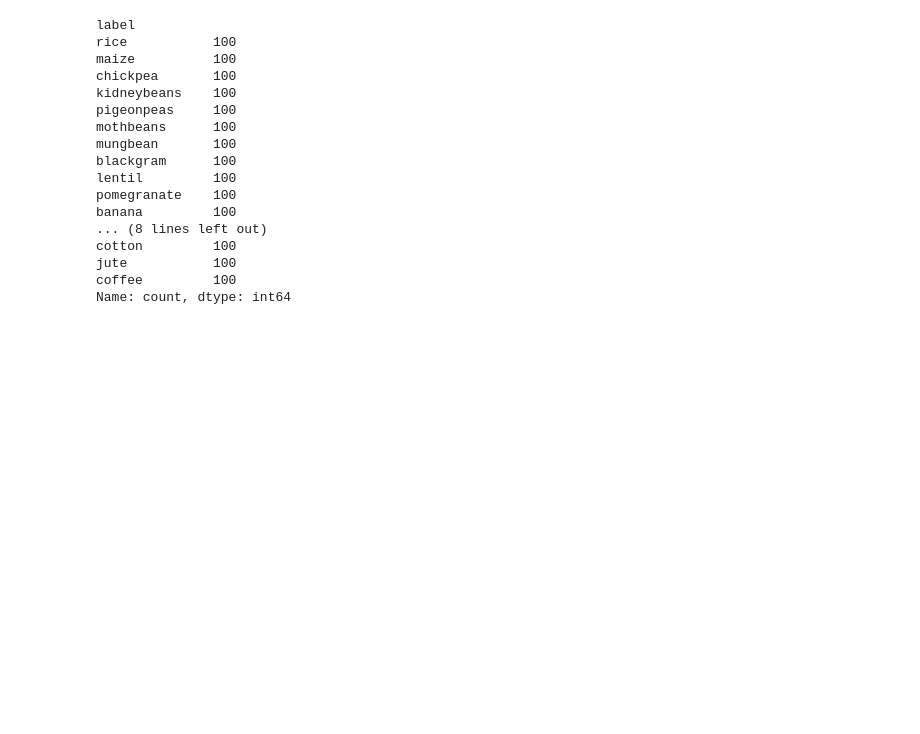
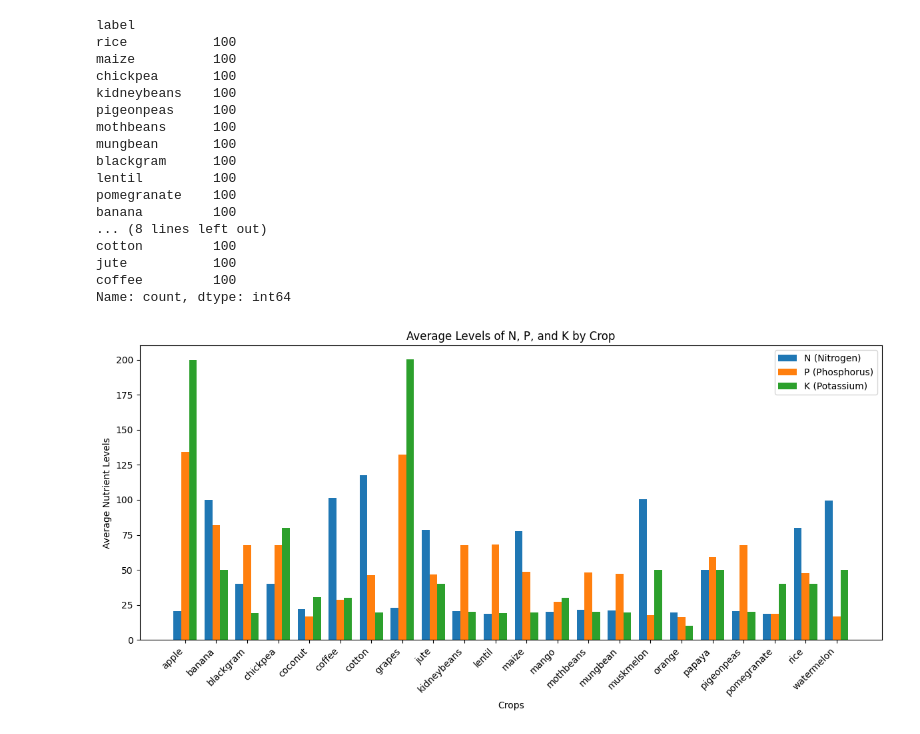
Before and after one commit to Shib-Sankar-Das/Crop-and-Fertilizer-Recommendation-System-Using-ML, a Jupyter notebook: crop.ipynb, the cells around one changed output. Cells and saved outputs as stored; diff of their text form; code cells hidden in the pictures; blank space fills up the shorter version.

```diff
--- a/crop.ipynb
+++ b/crop.ipynb
@@ -105,3 +105,37 @@ cotton         100
 jute           100
 coffee         100
 Name: count, dtype: int64
+# %%
+grouped_data = crop.groupby('label')[['N', 'P', 'K']].mean()
+
+# Get the labels (crop types) and nutrient values
+labels = grouped_data.index
+N_values = grouped_data['N']
+P_values = grouped_data['P']
+K_values = grouped_data['K']
+
+# Set up the bar chart parameters
+x = np.arange(len(labels))  # The label locations
+width = 0.25  # The width of the bars
+
+# Create the figure and axes
+fig, ax = plt.subplots(figsize=(12, 6))
+
+# Add bars for each nutrient
+d1 = ax.bar(x - width, N_values, width, label='N (Nitrogen)')
+d2 = ax.bar(x, P_values, width, label='P (Phosphorus)')
+d3 = ax.bar(x + width, K_values, width, label='K (Potassium)')
+
+# Add labels, title, and custom x-axis tick labels, etc.
+ax.set_xlabel('Crops')
+ax.set_ylabel('Average Nutrient Levels')
+ax.set_title('Average Levels of N, P, and K by Crop')
+ax.set_xticks(x)
+ax.set_xticklabels(labels, rotation=45, ha='right')
+ax.legend()
+
+# Show the plot
+plt.tight_layout()
+plt.show()
+# %% [output]
+[figure, added]
```
Also changed, not shown: parts of 2 cells of this notebook.
